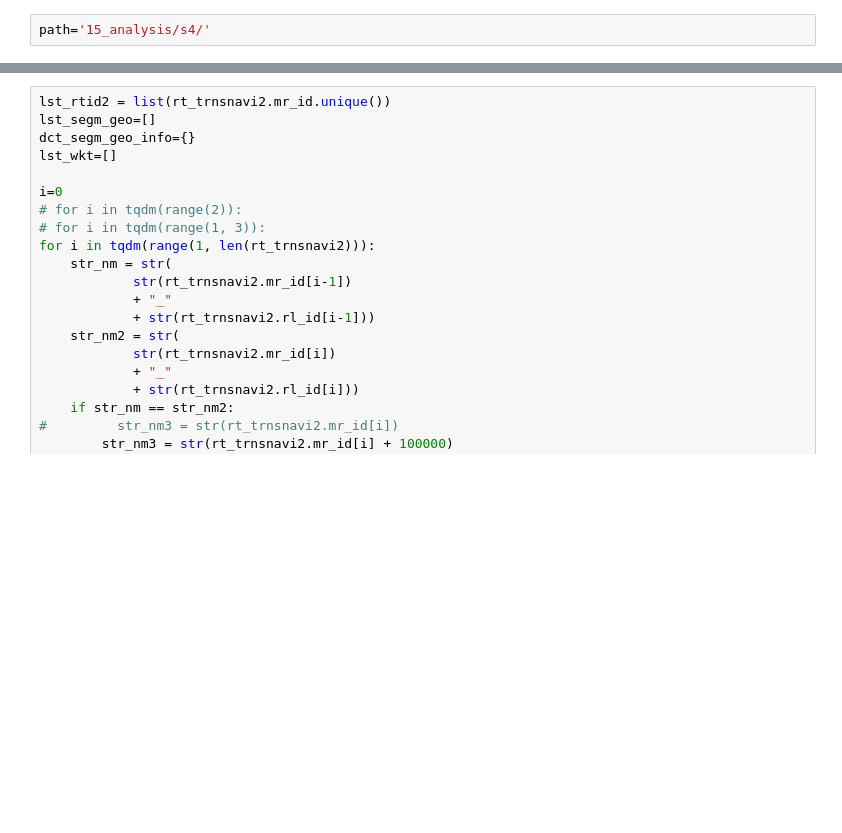
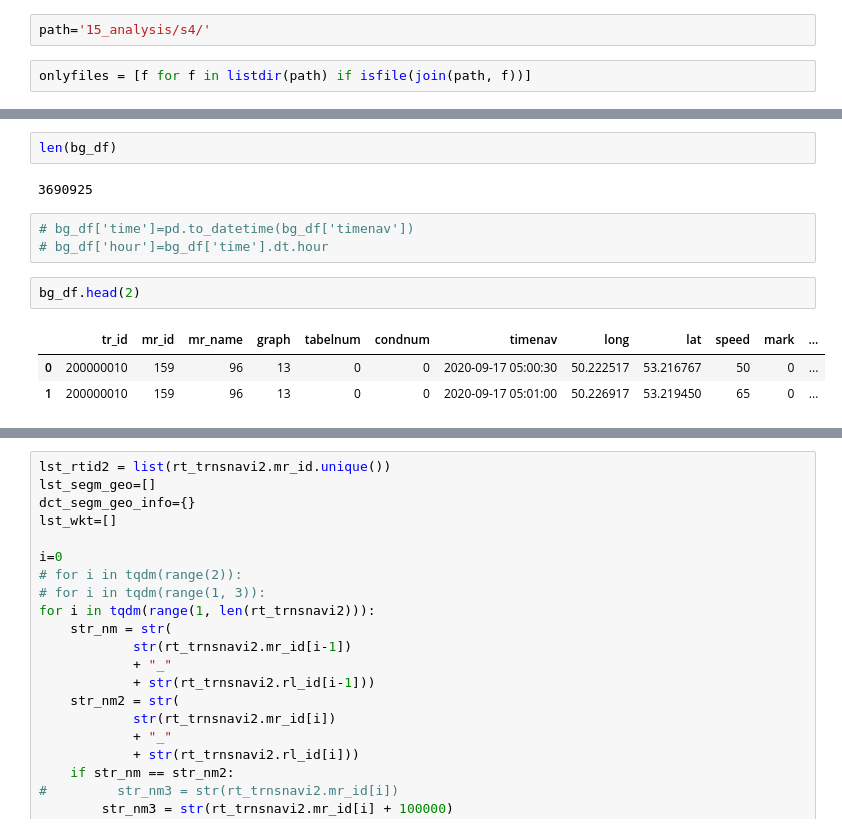
Before and after one commit to ochristm/samara, a Jupyter notebook: tracks/tracks.ipynb, the cells around one changed output, grey strips where cells are left out. Drawn from its saved outputs; the diff is of its cells as text; blank space fills up the shorter version.

```diff
--- a/tracks/tracks.ipynb
+++ b/tracks/tracks.ipynb
@@ -34,3 +37,5 @@ rt_trnsnavi.head(2)
 | 1 | 20 | 22 | Автобус | 13 | 1365 | 2 | 53.190964 | 50.190988 |
 # %%
 path='15_analysis/s4/'
+# %%
+onlyfiles = [f for f in listdir(path) if isfile(join(path, f))]
@@ -36,0 +57,13 @@ path='15_analysis/s4/'
+# %%
+len(bg_df)
+# %% [output]
+3690925
+# %%
+# bg_df['time']=pd.to_datetime(bg_df['timenav'])
+# bg_df['hour']=bg_df['time'].dt.hour
+# %%
+bg_df.head(2)
+# %% [output]
+|  | tr_id | mr_id | mr_name | graph | tabelnum | condnum | timenav | long | lat | speed | mark | ... |
+| 0 | 200000010 | 159 | 96 | 13 | 0 | 0 | 2020-09-17 05:00:30 | 50.222517 | 53.216767 | 50 | 0 | ... |
+| 1 | 200000010 | 159 | 96 | 13 | 0 | 0 | 2020-09-17 05:01:00 | 50.226917 | 53.219450 | 65 | 0 | ... |
```
Also changed, not shown: parts of 41 cells of this notebook.
